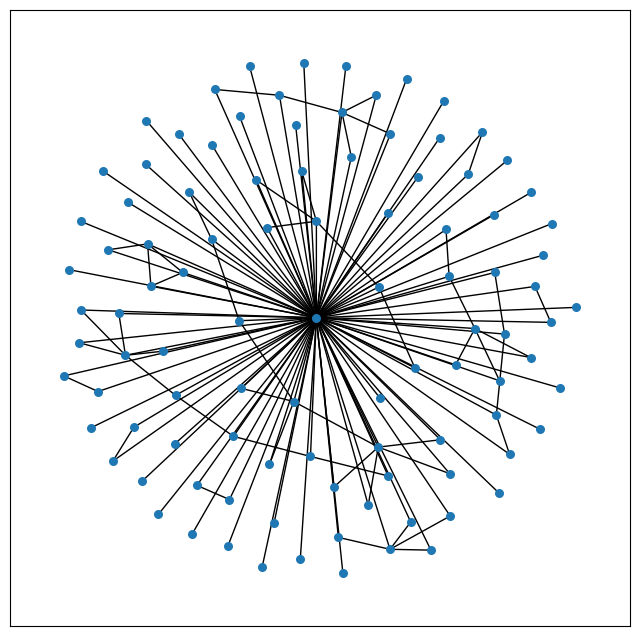
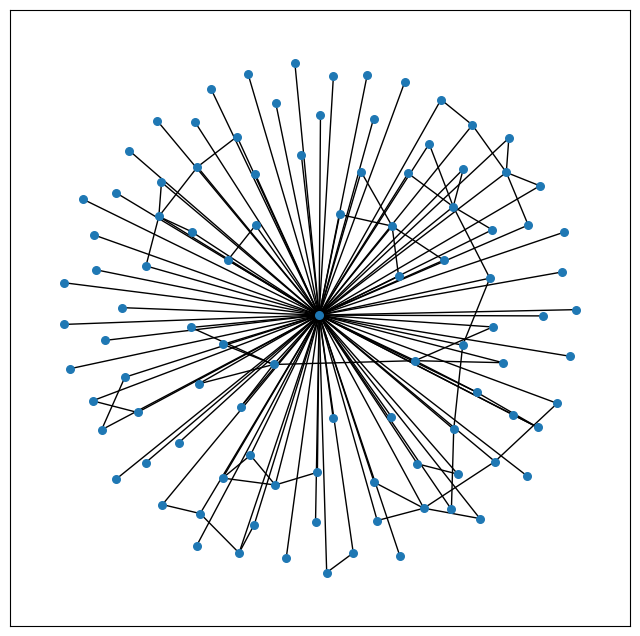
The notebook cell's code change between the first figure and the second:
--- before
+++ after
@@ -5,3 +5,5 @@
                  node_size=30,
                  with_labels=False)
+
+plt.savefig("../reports/subred.png")
 plt.show()

Commit: finished graph and add images to report